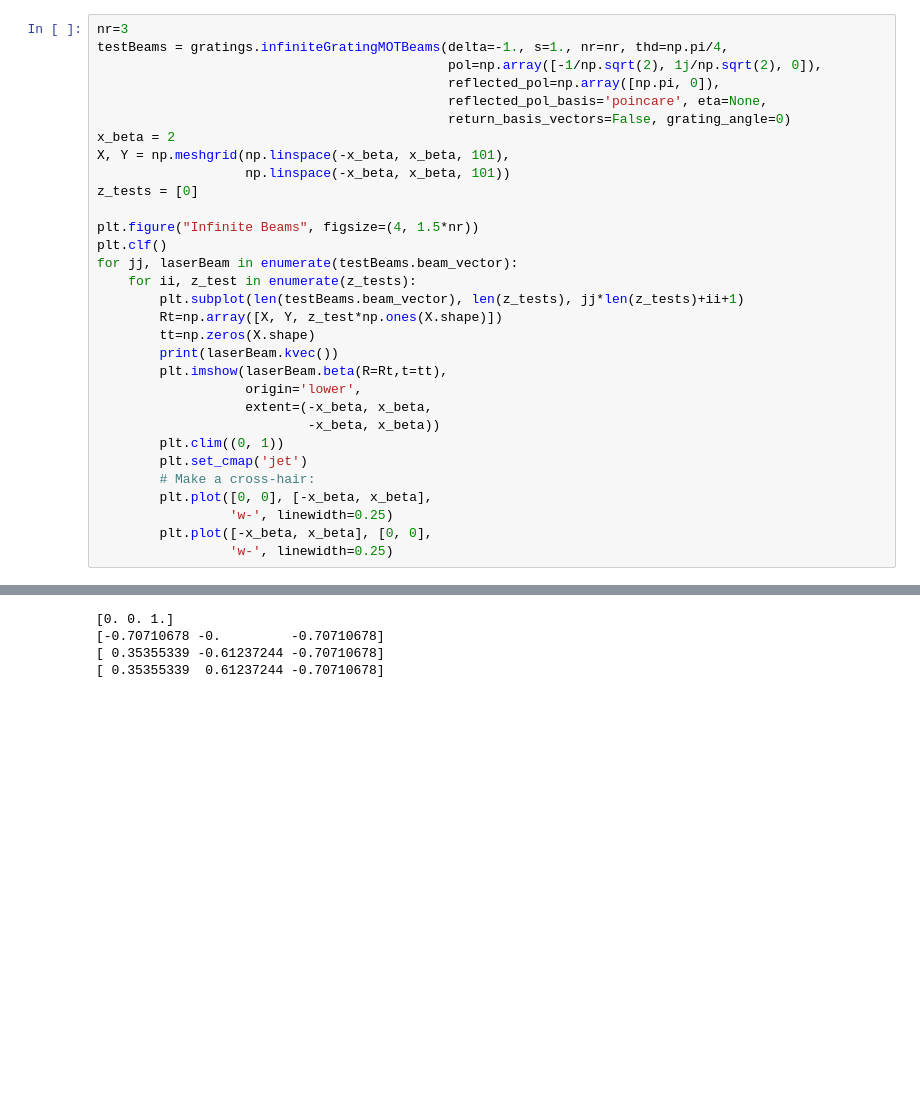
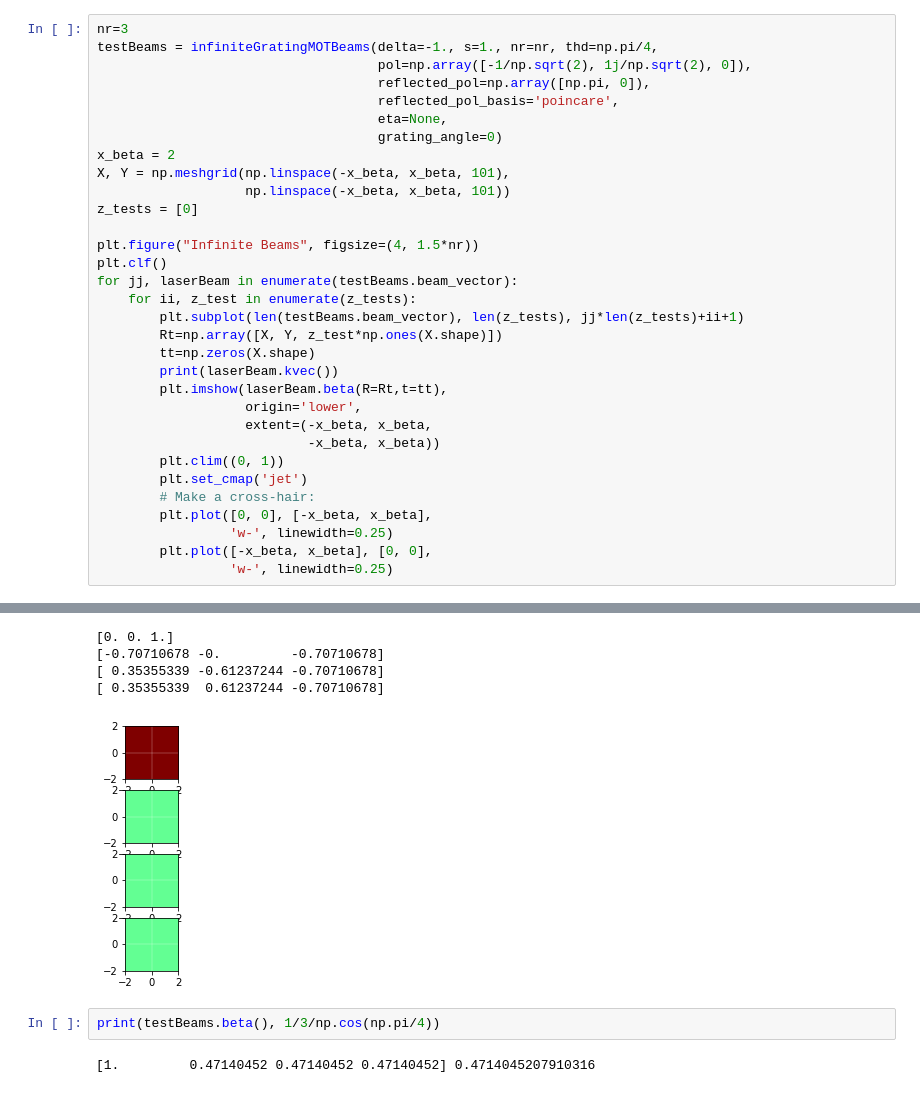
Before and after one commit to JQIamo/pylcp, a Jupyter notebook: examples/basics/gratings/Test Gratings.ipynb, the cells around one changed output, grey strips where cells are left out. Drawn from its saved outputs; the diff is of its cells as text; blank space fills up the shorter version.

```diff
--- a/examples/basics/gratings/Test Gratings.ipynb
+++ b/examples/basics/gratings/Test Gratings.ipynb
@@ -83,10 +110,11 @@ print(s.getvalue())
 # %%
 nr=3
-testBeams = gratings.infiniteGratingMOTBeams(delta=-1., s=1., nr=nr, thd=np.pi/4,
-                                             pol=np.array([-1/np.sqrt(2), 1j/np.sqrt(2), 0]),
-                                             reflected_pol=np.array([np.pi, 0]),
-                                             reflected_pol_basis='poincare', eta=None,
-                                             return_basis_vectors=False, grating_angle=0)
+testBeams = infiniteGratingMOTBeams(delta=-1., s=1., nr=nr, thd=np.pi/4,
+                                    pol=np.array([-1/np.sqrt(2), 1j/np.sqrt(2), 0]),
+                                    reflected_pol=np.array([np.pi, 0]),
+                                    reflected_pol_basis='poincare',
+                                    eta=None,
+                                    grating_angle=0)
 x_beta = 2
 X, Y = np.meshgrid(np.linspace(-x_beta, x_beta, 101),
                    np.linspace(-x_beta, x_beta, 101))
@@ -117,4 +143,9 @@ for jj, laserBeam in enumerate(testBeams.beam_vector):
 [0. 0. 1.]
 [-0.70710678 -0.         -0.70710678]
 [ 0.35355339 -0.61237244 -0.70710678]
 [ 0.35355339  0.61237244 -0.70710678]
+[figure, added]
+# %%
+print(testBeams.beta(), 1/3/np.cos(np.pi/4))
+# %% [output]
+[1.         0.47140452 0.47140452 0.47140452] 0.4714045207910316
```
Also changed, not shown: parts of 9 cells of this notebook.
